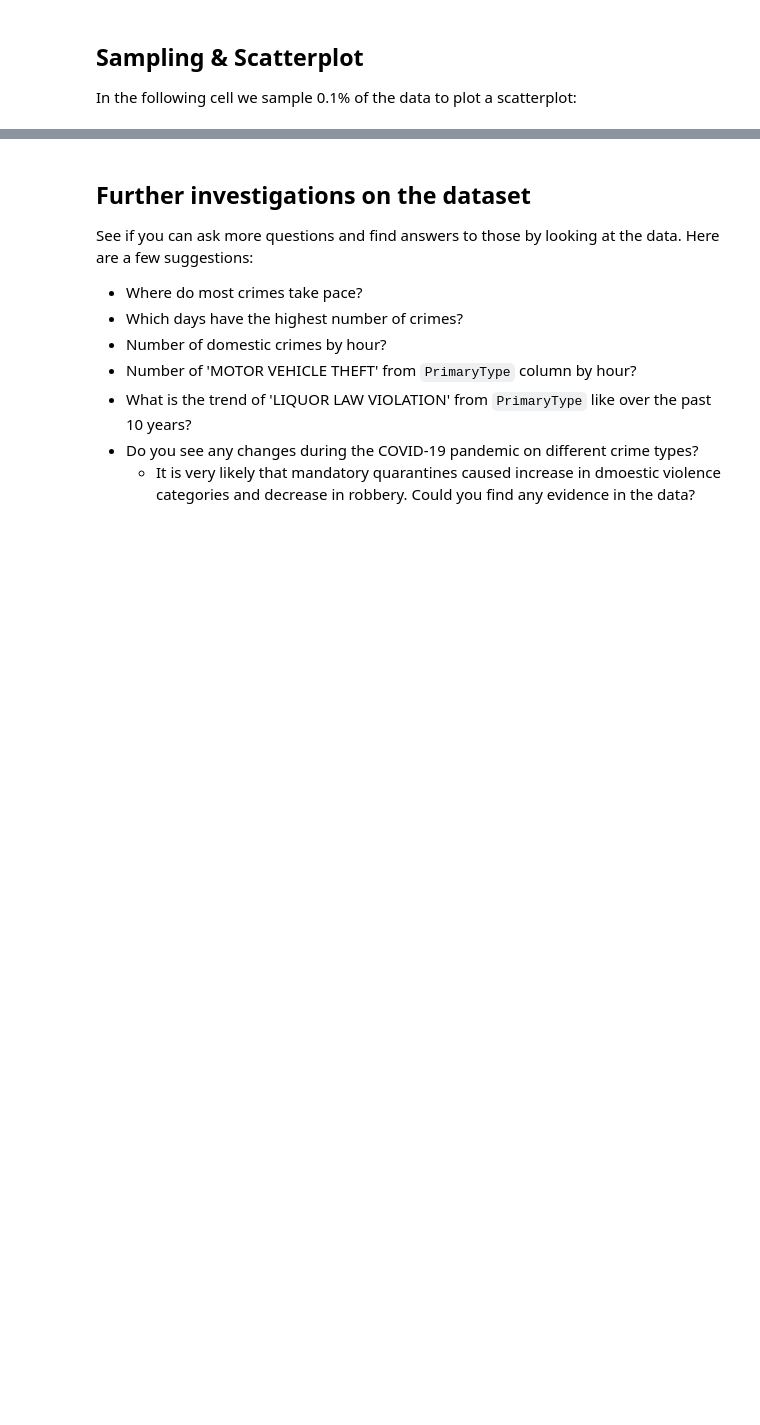
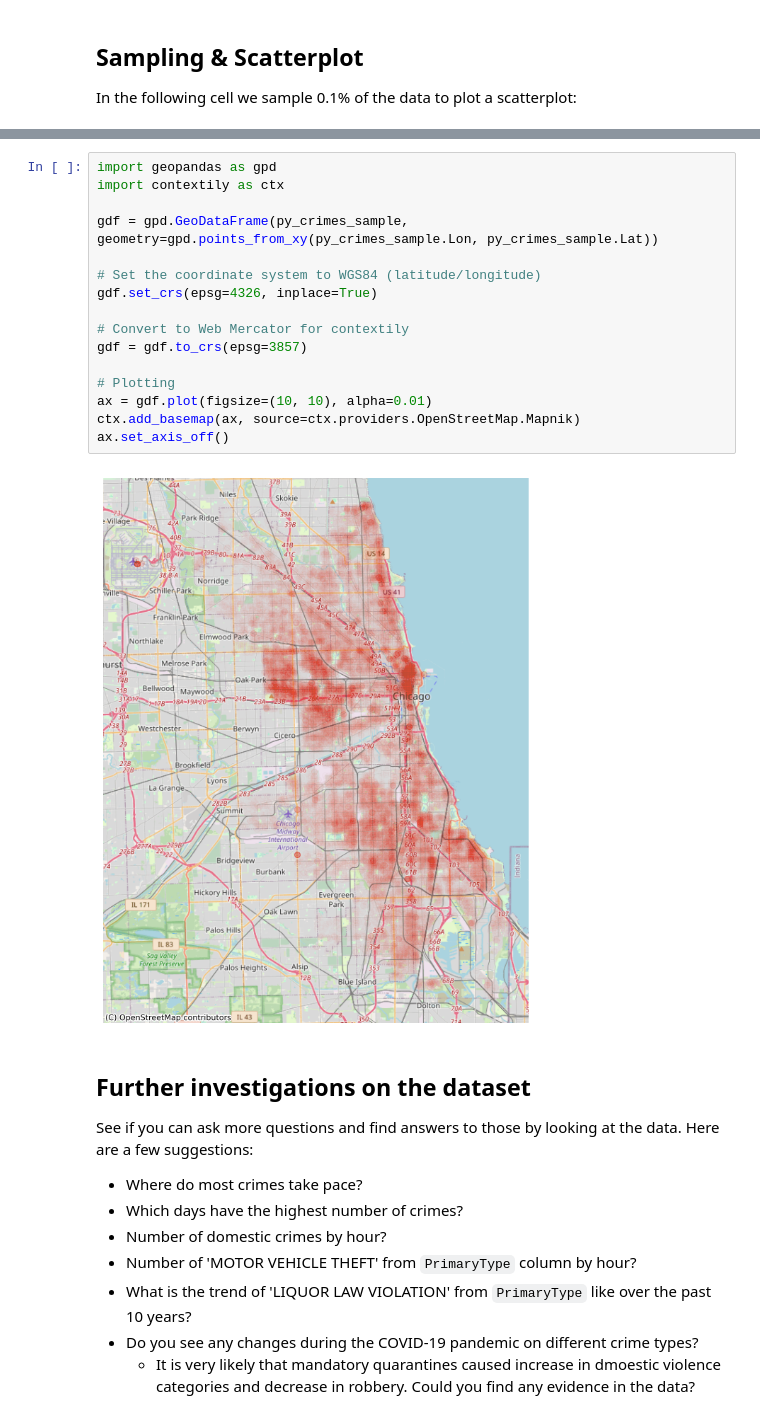
Before and after one commit to soltaniehha/Big-Data-Analytics-for-Business, a Jupyter notebook: 08-EDA-and-Data-Sources/01-EDA.ipynb, the cells around one changed output, grey strips where cells are left out. Drawn from its saved outputs; the diff is of its cells as text; blank space fills up the shorter version.

```diff
--- a/08-EDA-and-Data-Sources/01-EDA.ipynb
+++ b/08-EDA-and-Data-Sources/01-EDA.ipynb
@@ -507,3 +513,21 @@ plt.ylim(41.6, 42.05);
+# %%
+import geopandas as gpd
+import contextily as ctx
+
+gdf = gpd.GeoDataFrame(py_crimes_sample, geometry=gpd.points_from_xy(py_crimes_sample.Lon, py_crimes_sample.Lat))
+
+# Set the coordinate system to WGS84 (latitude/longitude)
+gdf.set_crs(epsg=4326, inplace=True)
+
+# Convert to Web Mercator for contextily
+gdf = gdf.to_crs(epsg=3857)
+
+# Plotting
+ax = gdf.plot(figsize=(10, 10), alpha=0.01)
+ctx.add_basemap(ax, source=ctx.providers.OpenStreetMap.Mapnik)
+ax.set_axis_off()
+# %% [output]
+[figure, added]
 # %% [markdown]
 ## Further investigations on the dataset
 See if you can ask more questions and find answers to those by looking at the data. Here are a few suggestions:
```
Also changed, not shown: parts of 35 cells of this notebook.
